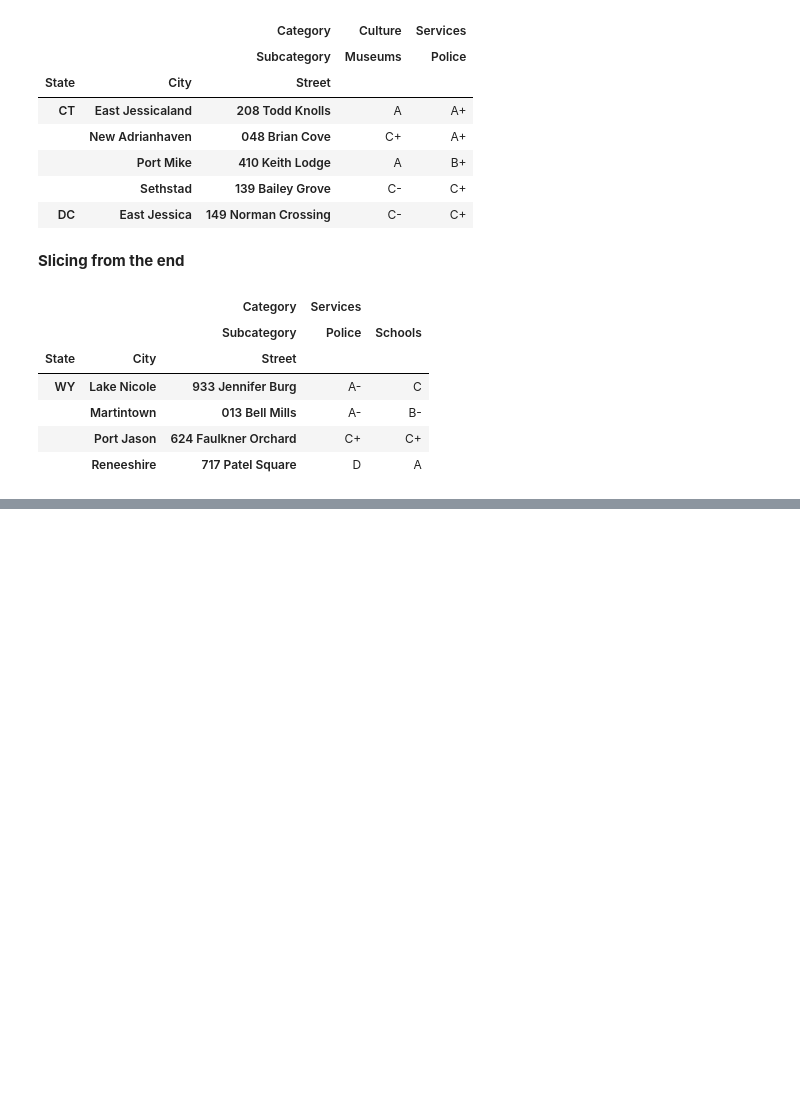
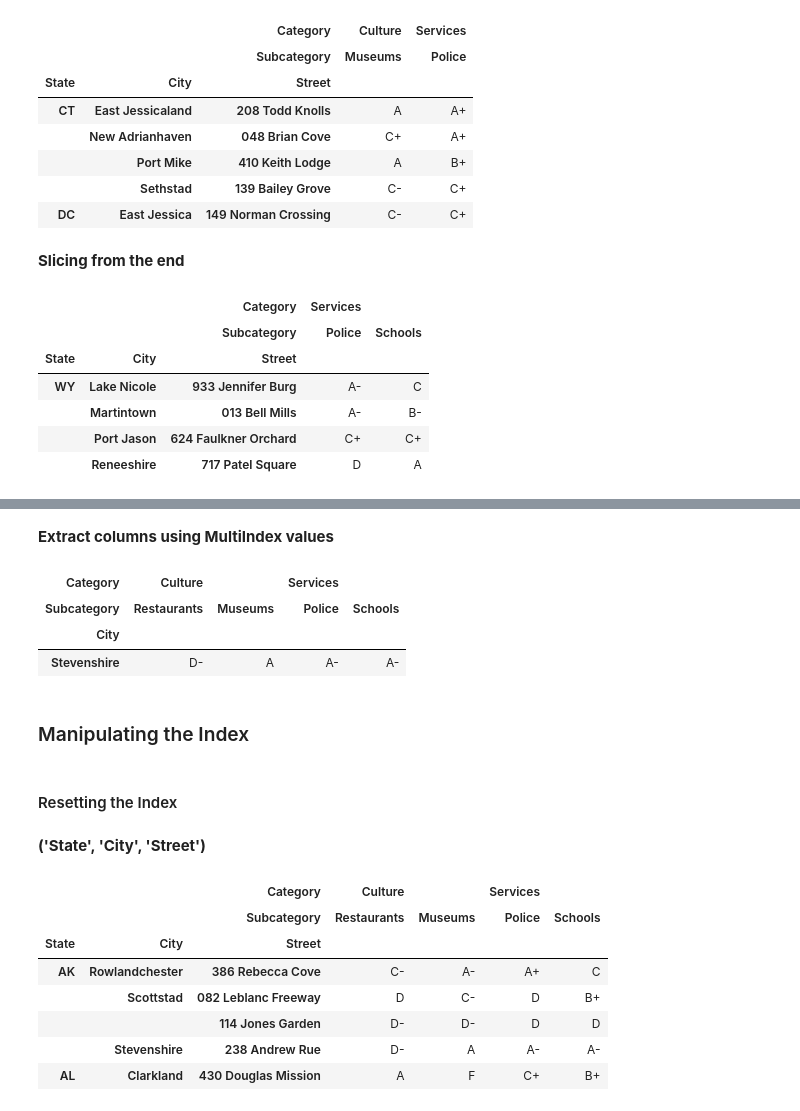
Before and after one commit to Kobzarko/PANDAS-IN-ACTION, a Jupyter notebook: Chapter 7 MultiIndex/chapter_7_multiindex.ipynb, the cells around one changed output, grey strips where cells are left out. Cells and saved outputs as stored; diff of their text form; code cells hidden in the pictures; blank space fills up the shorter version.

Commit message:
Add Chapter 7 manipulating Index

```diff
--- a/Chapter 7 MultiIndex/chapter_7_multiindex.ipynb
+++ b/Chapter 7 MultiIndex/chapter_7_multiindex.ipynb
@@ -580,0 +622,28 @@ df_neighborhoods.iloc[-4:, -2:]
+# %% [markdown]
+**Extract columns using MultiIndex values**
+# %%
+df_neighborhoods.xs(
+key = ("AK", "238 Andrew Rue"), level = ["State", "Street"]
+)
+# %% [output]
+| Category | Culture |  | Services |  |
+| Subcategory | Restaurants | Museums | Police | Schools |
+| City |  |  |  |  |
+| Stevenshire | D- | A | A- | A- |
+# %% [markdown]
+### Manipulating the Index
+# %% [markdown]
+#### Resetting the Index
+# %% [markdown]
+**('State', 'City', 'Street')**
+# %%
+df_neighborhoods.head()
+# %% [output]
+|  |  | Category | Culture |  | Services |  |
+|  |  | Subcategory | Restaurants | Museums | Police | Schools |
+| State | City | Street |  |  |  |  |
+| AK | Rowlandchester | 386 Rebecca Cove | C- | A- | A+ | C |
+|  | Scottstad | 082 Leblanc Freeway | D | C- | D | B+ |
+|  |  | 114 Jones Garden | D- | D- | D | D |
+|  | Stevenshire | 238 Andrew Rue | D- | A | A- | A- |
+| AL | Clarkland | 430 Douglas Mission | A | F | C+ | B+ |
```
Also changed, not shown: parts of 24 cells of this notebook.
